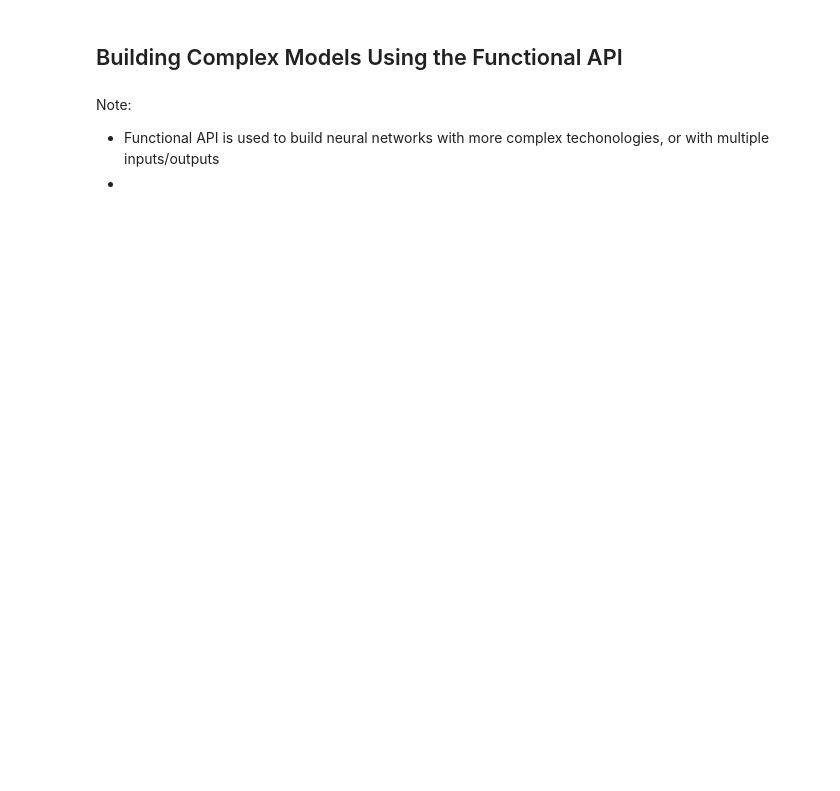
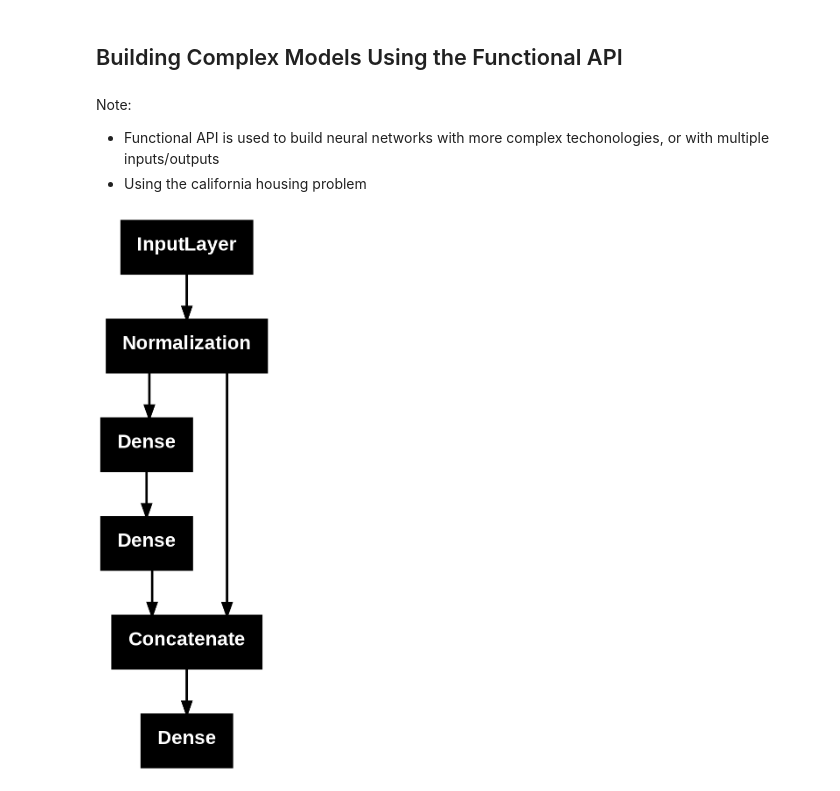
Before and after one commit to ankurdev1-drth/Deep_Learning-, a Jupyter notebook: Intro_to_Artificial_Neural_Networks_with_keras_.ipynb, the cells around one changed output. Drawn from its saved outputs; the diff is of its cells as text; code cells hidden in the pictures; blank space fills up the shorter version.

```diff
--- a/Intro_to_Artificial_Neural_Networks_with_keras_.ipynb
+++ b/Intro_to_Artificial_Neural_Networks_with_keras_.ipynb
@@ -505,4 +496,22 @@ Epoch 20/20
 # %% [markdown]
 Note:
 - Functional API is used to build neural networks with more complex techonologies, or with multiple inputs/outputs
--
+- Using the california housing problem
+# %%
+normalization_layer = tf.keras.layers.Normalization()
+hidden_layer_1 = tf.keras.layers.Dense(30, activation="relu")
+hidden_layer_2 = tf.keras.layers.Dense(30, activation="relu")
+concat_layer = tf.keras.layers.Concatenate()
+output_layer = tf.keras.layers.Dense(1)
+
+input_ = tf.keras.layers.Input(shape=X_train.shape[1:])
+normalized = normalization_layer(input_)
+hidden1 = hidden_layer_1(normalized)
+hidden2 = hidden_layer_2(hidden1)
+concat = concat_layer([normalized, hidden2])
+output = output_layer(concat)
+model = tf.keras.Model(inputs=[input_], outputs=[output])
+# %%
+tf.keras.utils.plot_model(model)
+# %% [output]
+[figure, added]
```
Also changed, not shown: parts of 19 cells of this notebook.
